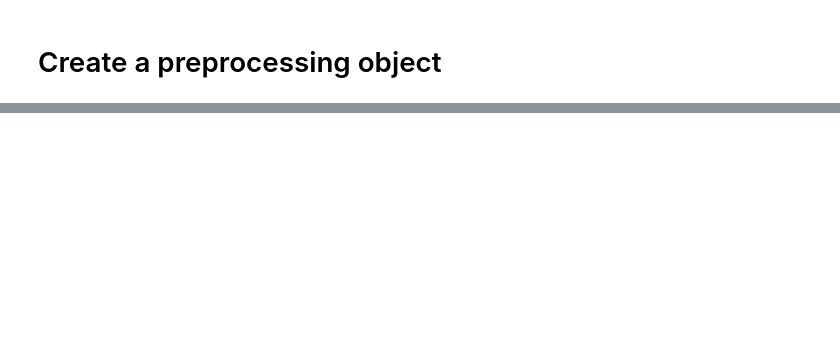
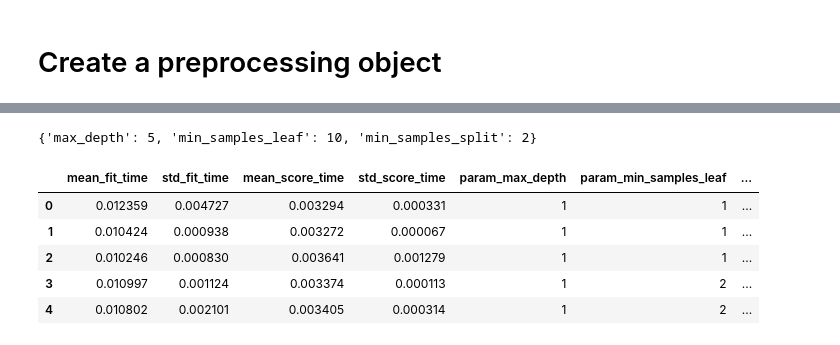
Before and after one commit to brittanymlassiter/Prediction-of-Product-Sales, a Jupyter notebook: Prediction_of_Product_Sales.ipynb, the cells around one changed output, grey strips where cells are left out. Drawn from its saved outputs; the diff is of its cells as text; code cells hidden in the pictures; blank space fills up the shorter version.

```diff
--- a/Prediction_of_Product_Sales.ipynb
+++ b/Prediction_of_Product_Sales.ipynb
@@ -1408,0 +1665,7 @@ sklearn.compose._column_transformer.ColumnTransformer
+# %%
+# Instantiate a default model with random state for reproducibility
+model = DecisionTreeRegressor(random_state = 42)
+# Fit the default model on the training data
+model.fit(X_train, y_train)
+# Use custom function to predict and evaluate
+evaluate_regression(model, X_train, y_train, X_test, y_test)
@@ -1408,0 +1703,11 @@ sklearn.compose._column_transformer.ColumnTransformer
+# %%
+# Define dictionary of parameters to tune and the values to try
+param_grid = {'max_depth': [1, 2, 3, 4, 5, 6, 7, 8, 9, 10, None],
+              'min_samples_leaf': [1, 2, 3, 4, 5, 6, 7, 8, 9, 10],
+              'min_samples_split': [2, 3, 4]}
+# %%
+#Instantiate GridSearchCV
+grid_search = GridSearchCV(model, param_grid, n_jobs = -1, verbose = 1)
+# %%
+# Fit the Gridsearch on the training data
+grid_search.fit(X_train, y_train)
@@ -1408,0 +1721,16 @@ sklearn.compose._column_transformer.ColumnTransformer
+# %%
+# Obtain the best combination directly
+grid_search.best_params_
+# %% [output]
+{'max_depth': 5, 'min_samples_leaf': 10, 'min_samples_split': 2}
+# %%
+# See results of each combination of parameters
+cv_results = pd.DataFrame(grid_search.cv_results_)
+cv_results.head()
+# %% [output]
+|  | mean_fit_time | std_fit_time | mean_score_time | std_score_time | param_max_depth | param_min_samples_leaf | ... |
+| 0 | 0.012359 | 0.004727 | 0.003294 | 0.000331 | 1 | 1 | ... |
+| 1 | 0.010424 | 0.000938 | 0.003272 | 0.000067 | 1 | 1 | ... |
+| 2 | 0.010246 | 0.000830 | 0.003641 | 0.001279 | 1 | 1 | ... |
+| 3 | 0.010997 | 0.001124 | 0.003374 | 0.000113 | 1 | 2 | ... |
+| 4 | 0.010802 | 0.002101 | 0.003405 | 0.000314 | 1 | 2 | ... |
```
Also changed, not shown: parts of 92 cells of this notebook.
